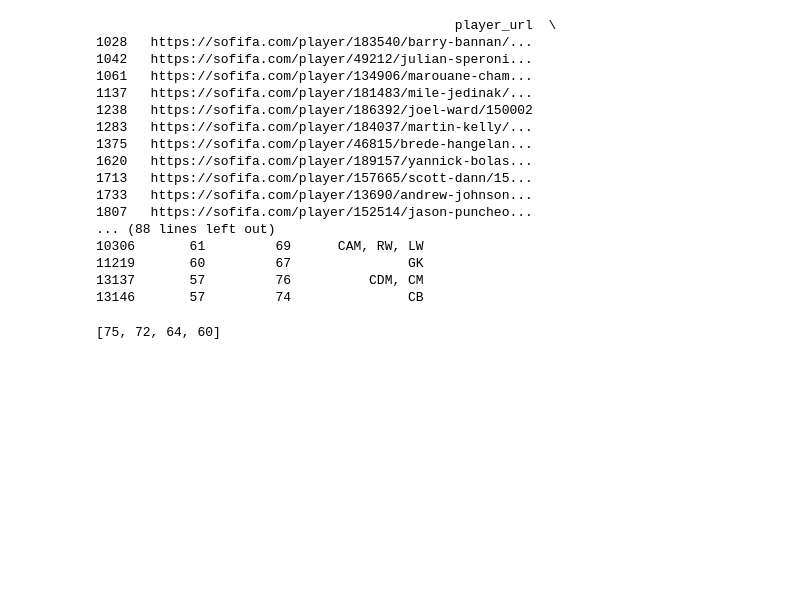
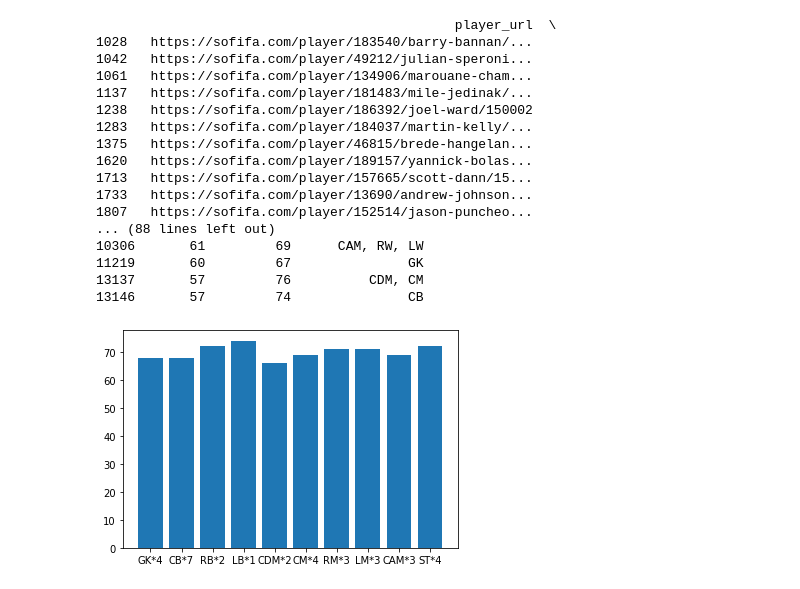
Before and after one commit to dany-mike/fifa_15_data_analysis, a Jupyter notebook: data_analysis_fifa.ipynb, the cells around one changed output. Saved outputs shown, nothing was run; the diff lists cells and outputs as text; code cells hidden in the pictures; blank space fills up the shorter version.

```diff
--- a/data_analysis_fifa.ipynb
+++ b/data_analysis_fifa.ipynb
@@ -98,40 +98,68 @@ def getOverallListByPositionAndTeam(position, team):
             if position == unique_role and position == 'GK':
                 for overall_index, overall in enumerate(overall_team):
                     if overall_index == position_index:
                         GK.append(overall)
 
 def addPositionbyRoleAndTeam(main_position, unique_role, team,  position_index, position_list, desired_position):
     overall_team = team['overall']
     if main_position == unique_role and main_position == desired_position:
         for overall_index, overall in enumerate(overall_team):
             if overall_index == position_index:
                 position_list.append(overall)
 
-def getRolesOverralRateByTeam(team):
+
+def Average(lst):
+    return sum(lst) / len(lst)
+
+def roundValue(value):
+    return round(value)
+
+def formatPlayerRole(role, quantity):
+    return "{}*{}".format(role, quantity)
+
+
+def getAveragePlayerOverallRateByTeam(team):
     GK = []
     CB = []
     RB = []
     LB = []
     CDM = []
     CM = []
     RM = []
     LM = []
     CAM = []
     ST = []
     positions_team = team['player_positions']
     for position_index, position in enumerate(positions_team):
         main_position = list(position.split(','))[0]
         for unique_role in getUniqueRolesByTeam(team):
             addPositionbyRoleAndTeam(main_position, unique_role, team, position_index, GK, 'GK')
+            addPositionbyRoleAndTeam(main_position, unique_role, team, position_index, CB, 'CB')
+            addPositionbyRoleAndTeam(main_position, unique_role, team, position_index, RB, 'RB')
+            addPositionbyRoleAndTeam(main_position, unique_role, team, position_index, LB, 'LB')
+            addPositionbyRoleAndTeam(main_position, unique_role, team, position_index, CDM, 'CDM')
+            addPositionbyRoleAndTeam(main_position, unique_role, team, position_index, CM, 'CM')
+            addPositionbyRoleAndTeam(main_position, unique_role, team, position_index, RM, 'RM')
+            addPositionbyRoleAndTeam(main_position, unique_role, team, position_index, LM, 'LM')
+            addPositionbyRoleAndTeam(main_position, unique_role, team, position_index, CAM, 'CAM')
+            addPositionbyRoleAndTeam(main_position, unique_role, team, position_index, ST, 'ST')
+    overrall_average_position_list = []
+    overrall_average_position_list.append(roundValue(Average(GK)))
+    overrall_average_position_list.append(roundValue(Average(CB)))
+    overrall_average_position_list.append(roundValue(Average(RB)))
+    overrall_average_position_list.append(roundValue(Average(LB)))
+    overrall_average_position_list.append(roundValue(Average(CDM)))
+    overrall_average_position_list.append(roundValue(Average(CM)))
+    overrall_average_position_list.append(roundValue(Average(RM)))
+    overrall_average_position_list.append(roundValue(Average(LM)))
+    overrall_average_position_list.append(roundValue(Average(CAM)))
+    overrall_average_position_list.append(roundValue(Average(ST)))
 
-    print(GK)
+    x=[formatPlayerRole('GK', len(GK)), formatPlayerRole('CB', len(CB)), formatPlayerRole('RB', len(RB)), formatPlayerRole('LB', len(LB)), formatPlayerRole('CDM', len(CDM)), formatPlayerRole('CM', len(CM)), formatPlayerRole('RM', len(RM)), formatPlayerRole('LM', len(LM)), formatPlayerRole('CAM', len(CAM)), formatPlayerRole('ST', len(ST))]
+    y= overrall_average_position_list
+    plt.bar(x,y)
+    plt.show()
 
-getRolesOverralRateByTeam(crystal_palace_team)
-
-
-# x=formatted_positions_list
-# overall rate by main role
-# y= [9,16,25,36,49,64,81,100,121,144]
-# plt.bar(x,y)
+getAveragePlayerOverallRateByTeam(crystal_palace_team)
 # %% [output]
-[75, 72, 64, 60]
+[figure, added]
```
